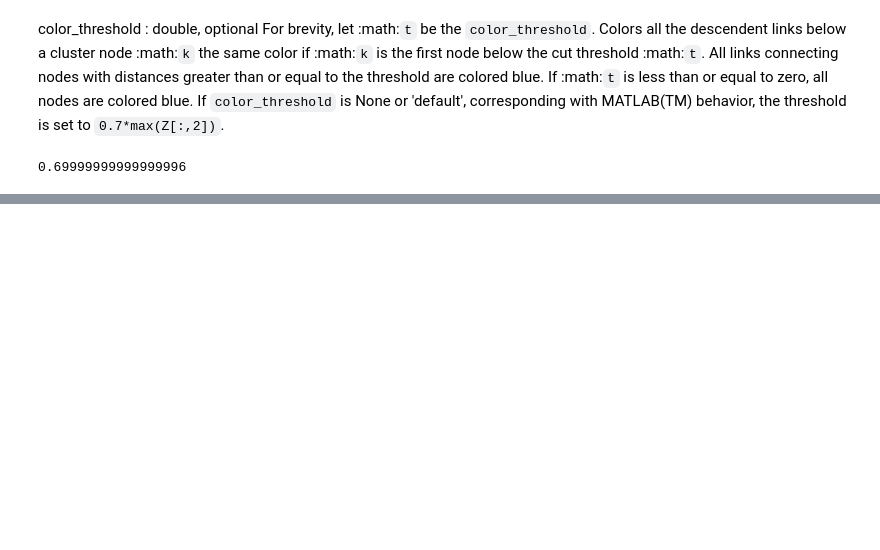
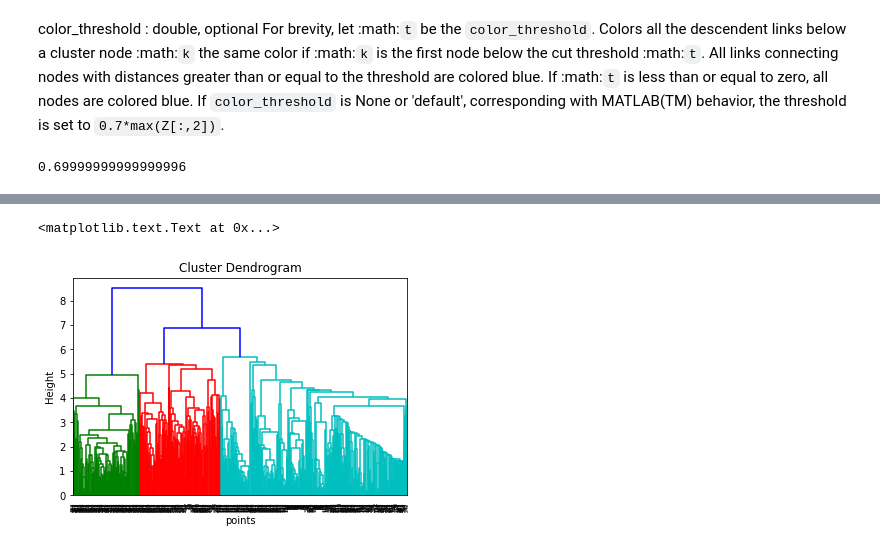
Before and after one commit to tianyu-tristan/meetup-rsvps, a Jupyter notebook: code/ml/ML.ipynb, the cells around one changed output, grey strips where cells are left out. Cells and saved outputs as stored; diff of their text form; code cells hidden in the pictures; blank space fills up the shorter version.

```diff
--- a/code/ml/ML.ipynb
+++ b/code/ml/ML.ipynb
@@ -525,0 +670,12 @@ color_threshold : double, optional
+# %%
+def tristan_distance(u, v):
+    u_and_v = sum(u & v)
+    if u_and_v == 0:
+        return 1
+    else:
+        return 1/u_and_v
+# %%
+X_bin = vectorizer.fit_transform(X[:500])
+# X_bin.todense()
+y = pdist(X_bin.todense(), metric=tristan_distance)
+X_train = squareform(y)
@@ -525,0 +741,8 @@ color_threshold : double, optional
+# %%
+R = dendrogram(linkage(X_train, method='average'))
+plt.xlabel('points')
+plt.ylabel('Height')
+plt.title('Cluster Dendrogram')
+# %% [output]
+<matplotlib.text.Text at 0x...>
+[figure, added]
```
Also changed, not shown: parts of 42 cells of this notebook, 3 other files.
